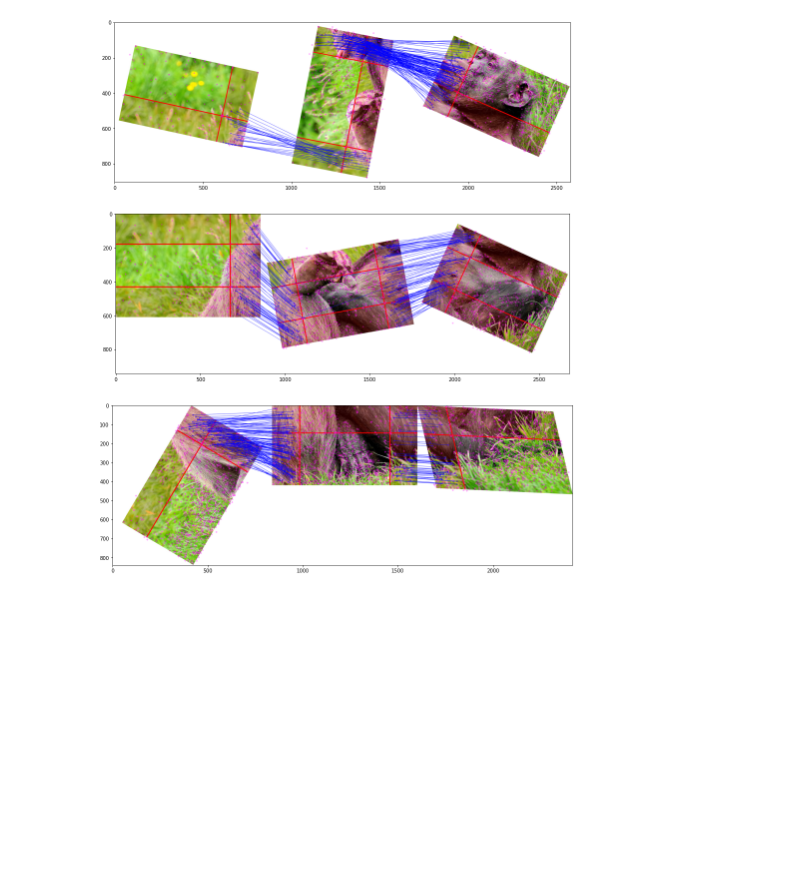
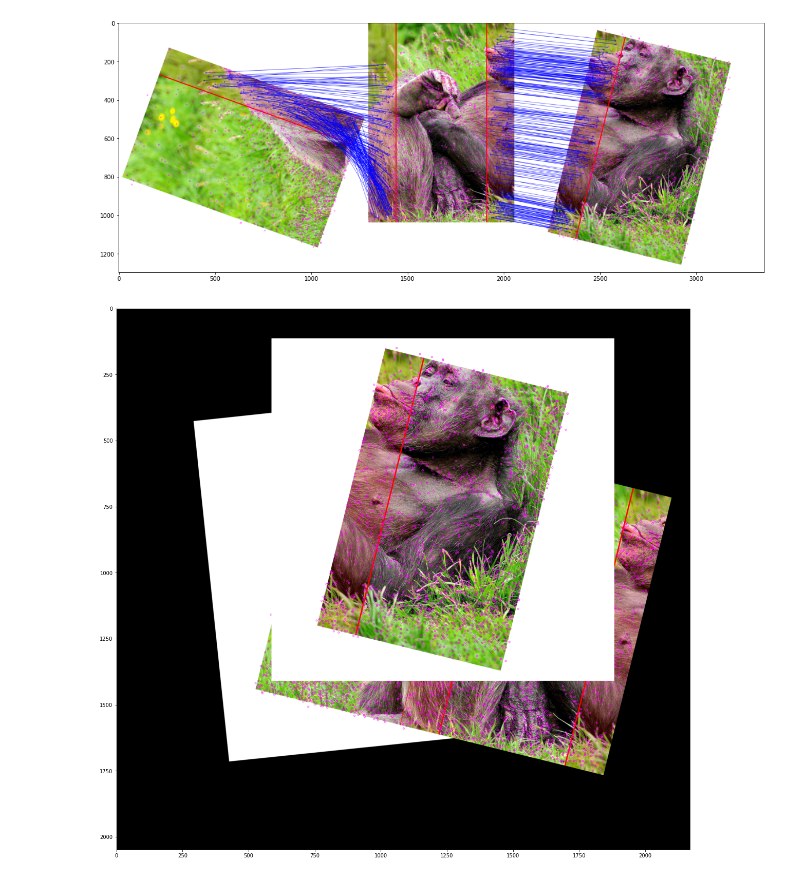
Before and after one commit to WTS012201/CompVis, a Jupyter notebook: ImageStitching/stitching.ipynb, the cells around one changed output. Cells and saved outputs as stored; diff of their text form; code cells hidden in the pictures; blank space fills up the shorter version.

```diff
--- a/ImageStitching/stitching.ipynb
+++ b/ImageStitching/stitching.ipynb
@@ -19,7 +19,7 @@ if src is None:
     exit(0)
 
 img = src.copy()
-r_split, c_split, split_size = 3, 3, 150
+r_split, c_split, split_size = 1, 3, 150
 splits = Splitter(img, r_split, c_split, split_size)
 # %%
 splits.draw_splits(rects=True, alpha=0.15, mod_orig=True)
@@ -196,36 +194,48 @@ data = splits.apply(SIFT, **sift_kw)
 data = [data[i * c_split:i * c_split + c_split] for i in range(r_split)]
 # %%
 _, axes = plt.subplots(r_split, 1, figsize=(20,20))
-c_splits, res, H_mats = copy.deepcopy(splits), [], []
+c_splits, res, H_mats = copy.deepcopy(splits.mod_splits), [], []
 
-for i, s_row in enumerate(c_splits.mod_splits):
-    max_y, H_first = 0, []
+for i, s_row in enumerate(c_splits):
+    max_y, H_row = 0, []
     for j in range(c_split - 1):
         s1, s2 = s_row[j], s_row[j + 1]
         res, H = register(data[i][j:j + 2], s1, s2)
         s1, s2 = res[:, :s1.shape[1]], res[:, s1.shape[1]:]
         s_row[j:j + 2] = s1, s2
-        H_first.append(H)
+        H_row.append(H)
         if s1.shape[0] > s_row[max_y].shape[0]: max_y = i
-    H_mats.append(H_first[0])
+    H_mats.append(H_row)
     row = None
     for j in range(c_split):
         s_row[j], _ = pad_y(s_row[j], s_row[max_y])
         if j == 0:
             row = s_row[j]
             continue
         row = np.concatenate((row, s_row[j]), axis=1)
-    axes[i].imshow(row)
+    if r_split > 1:
+        axes[i].imshow(row)
+    else:
+        axes.imshow(row)
 # %% [output]
-[figure, old version]
+[figure, new version]
 # %%
 _, axes = plt.subplots(r_split, 1, figsize=(20,20))
-c_splits = copy.deepcopy(splits)
+c_splits, c_H_mats = copy.deepcopy(splits.mod_splits), copy.deepcopy(H_mats)
 
-for i, H in enumerate(H_mats):
-    rkpd, rimg = data[i][0], c_splits[i][0]
+for i in range(r_split): # u would use H next in the row
+    rkpd, rimg, t = data[i][0], c_splits[i][0], [0, 0]
     for j in range(c_split - 1):
         rkpd = [rkpd, data[i][j + 1]]
         rimg = [rimg, c_splits[i][j + 1]]
-        rimg, rkpd = blend(H, rkpd, *rimg)
-    axes[i].imshow(rimg)
+        rimg, rkpd, Ht = blend(c_H_mats[i][j], t, rkpd, *rimg)
+        # transform next H mat to match following keypoints
+        # if j < len(c_H_mats[i]) - 1:
+            # c_H_mats[i][j + 1] = Ht.dot(c_H_mats[i][j + 1])
+            # c_H_mats[i][j + 1] = c_H_mats[i][j + 1].dot(Ht)
+    if r_split > 1:
+        axes[i].imshow(rimg)
+    else:
+        axes.imshow(rimg)
+# %% [output]
+[figure, added]
```
Also changed, not shown: parts of 2 cells of this notebook.
